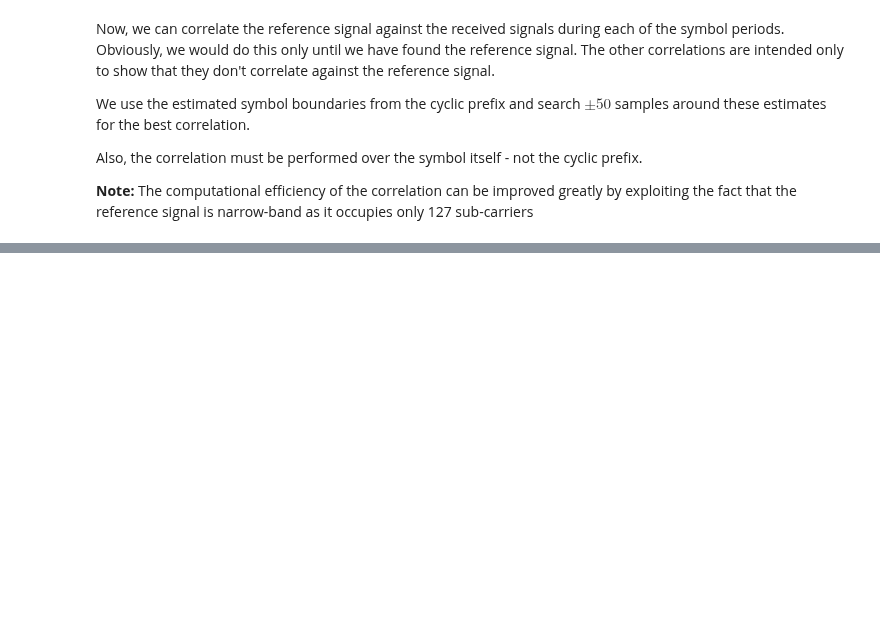
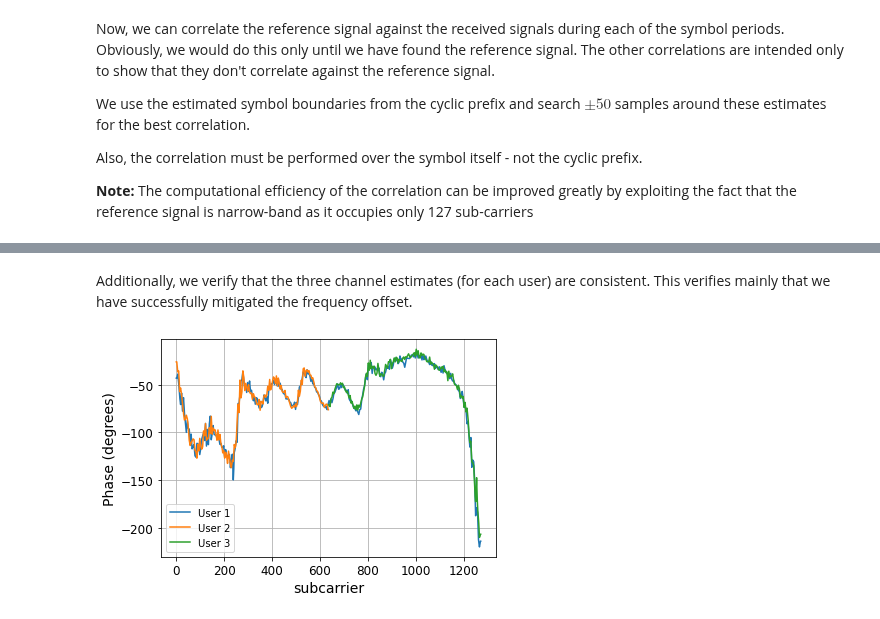
Before and after one commit to bepepa/digital_comms, a Jupyter notebook: 100_ofdm_dispersive.ipynb, the cells around one changed output, grey strips where cells are left out. Drawn from its saved outputs; the diff is of its cells as text; code cells hidden in the pictures; blank space fills up the shorter version.

```diff
--- a/100_ofdm_dispersive.ipynb
+++ b/100_ofdm_dispersive.ipynb
@@ -418,3 +441,6 @@ $$
 In absolute terms, a the measured phase difference of $0.13 \pi$ corresponds to a frequency error of 975Hz (true value is 1KHz).
 
 We can use this estimate to initialize a frequency-locked loop and update that loop once per symbol period from a new phase measurement.
+# %%
+df_est = np.angle(np.mean(corr)) /(2*np.pi)/N_FFT
+print("Estimated frequency offset: {:5.1f} Hz (True: {:5.1f} Hz)".format(df_est*fs, df*fs))
@@ -498,14 +529,18 @@ Demodulation proceeds as follows:
 # %%
 ## transform signal to frequency domain
 RX_fd = np.zeros((N_syms, N_FFT), dtype=complex)
+
+# estimated frequency offset from above is used, we need to ensure
+# that frequency correction is phase continuous
+init_phase = 0
 
 for n in range(N_syms):
     # find first sample of n-th symbol
     start = loc_s[0] + N_CP + n * (N_CP + N_FFT)
 
     # frequency correction
-    df = 0.13*np.pi /(2*np.pi)/N_FFT
-    this_rr = rr[start:start+N_FFT] * np.exp(-1j * 2*np.pi * np.arange(N_FFT))
+    this_rr = rr[start:start+N_FFT] * np.exp(-1j * (init_phase + 2*np.pi * df_est * np.arange(N_FFT)))
+    init_phase += 2*np.pi * df_est * (N_FFT + N_CP)
 
     RX_fd[n, :] = np.fft.fftshift(np.fft.fft(this_rr))
 
@@ -602,0 +641,19 @@ array([-20.91921677-1.354205j  , -15.89911328-2.63808997j,
+# %% [markdown]
+Additionally, we verify that the three channel estimates (for each user) are consistent. This verifies mainly that we have successfully mitigated the frequency offset.
+# %%
+for user in sliv_l:
+    id = user['id']
+    k0 = user['k0']
+    ke = user['ke']
+    plt.plot(np.arange(k0, ke+1),
+        np.unwrap(np.angle(eqs[id][k0:ke+1]))*180/np.pi,
+        label='User {:d}'.format(id))
+
+plt.grid()
+plt.legend()
+plt.xlabel('subcarrier')
+plt.ylabel('Phase (degrees)')
+
+plt.show()
+# %% [output]
+[figure, added]
```
Also changed, not shown: parts of 18 cells of this notebook.
